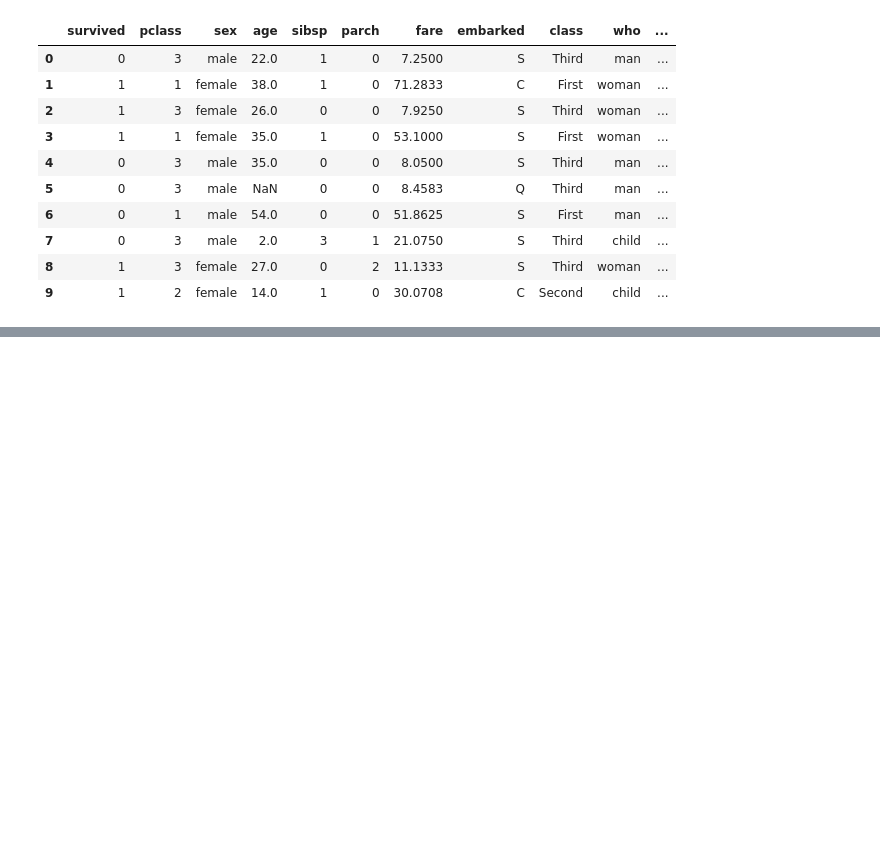
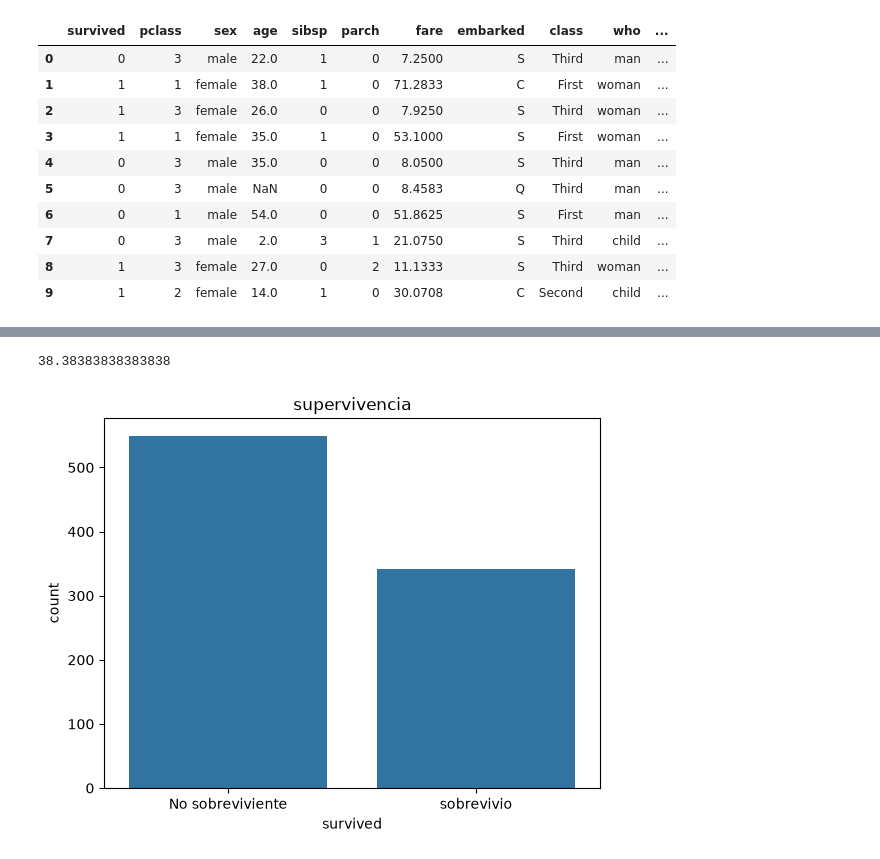
Before and after one commit to diegoayalavega1996-cmyk/clase-4, a Jupyter notebook: 20260821_31_EDA.ipynb, the cells around one changed output, grey strips where cells are left out. Drawn from its saved outputs; the diff is of its cells as text; code cells hidden in the pictures; blank space fills up the shorter version.

```diff
--- a/20260821_31_EDA.ipynb
+++ b/20260821_31_EDA.ipynb
@@ -16,0 +206,12 @@ df.head(10)
+# %%
+counts = df["survived"].value_counts()
+counts
+tasa = df["survived"].mean()*100
+print(tasa)
+sns.countplot(data=df ,x="survived")
+plt.xticks([0,1],["No sobreviviente", "sobrevivio"])
+plt.title("supervivencia")
+plt.show()
+# %% [output]
+38.38383838383838
+[figure, added]
```
Also changed, not shown: parts of 18 cells of this notebook, 3 other files.
